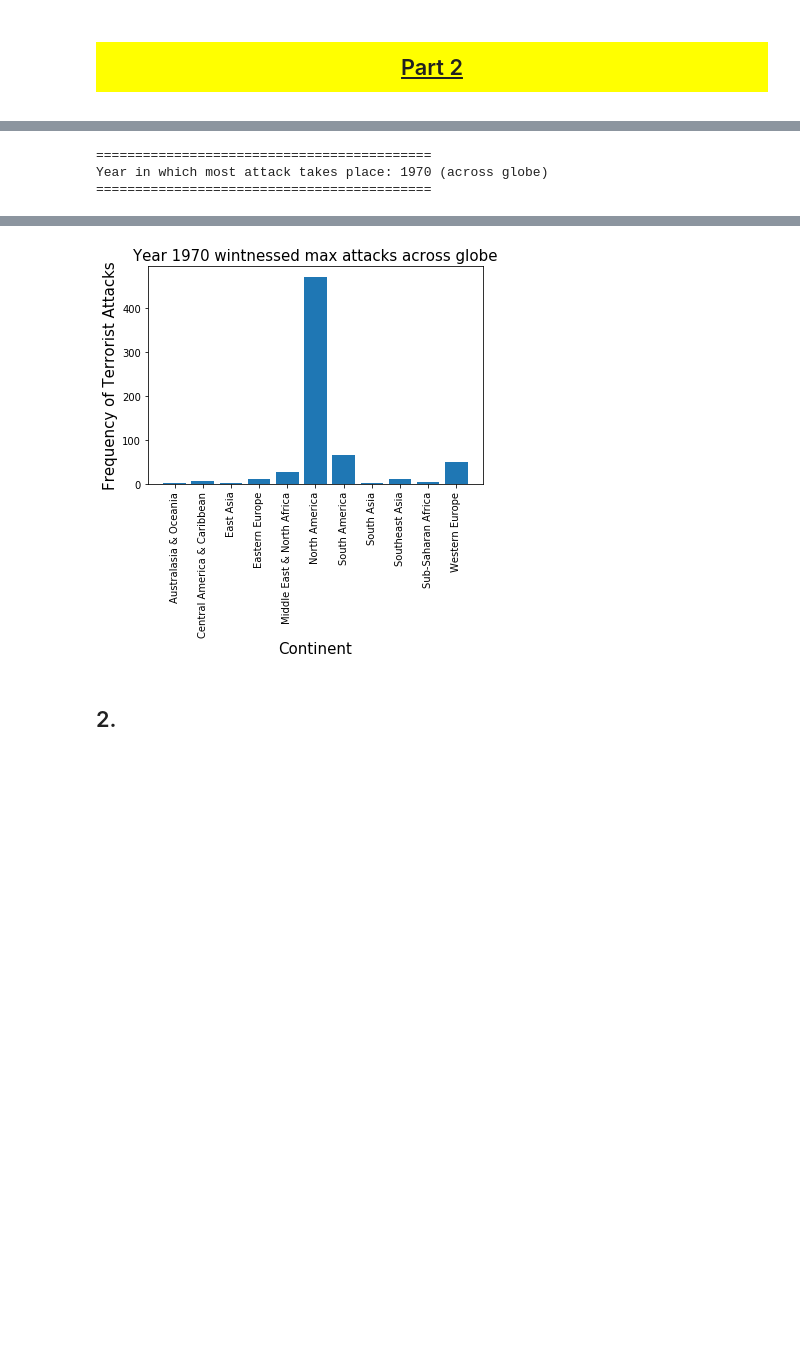
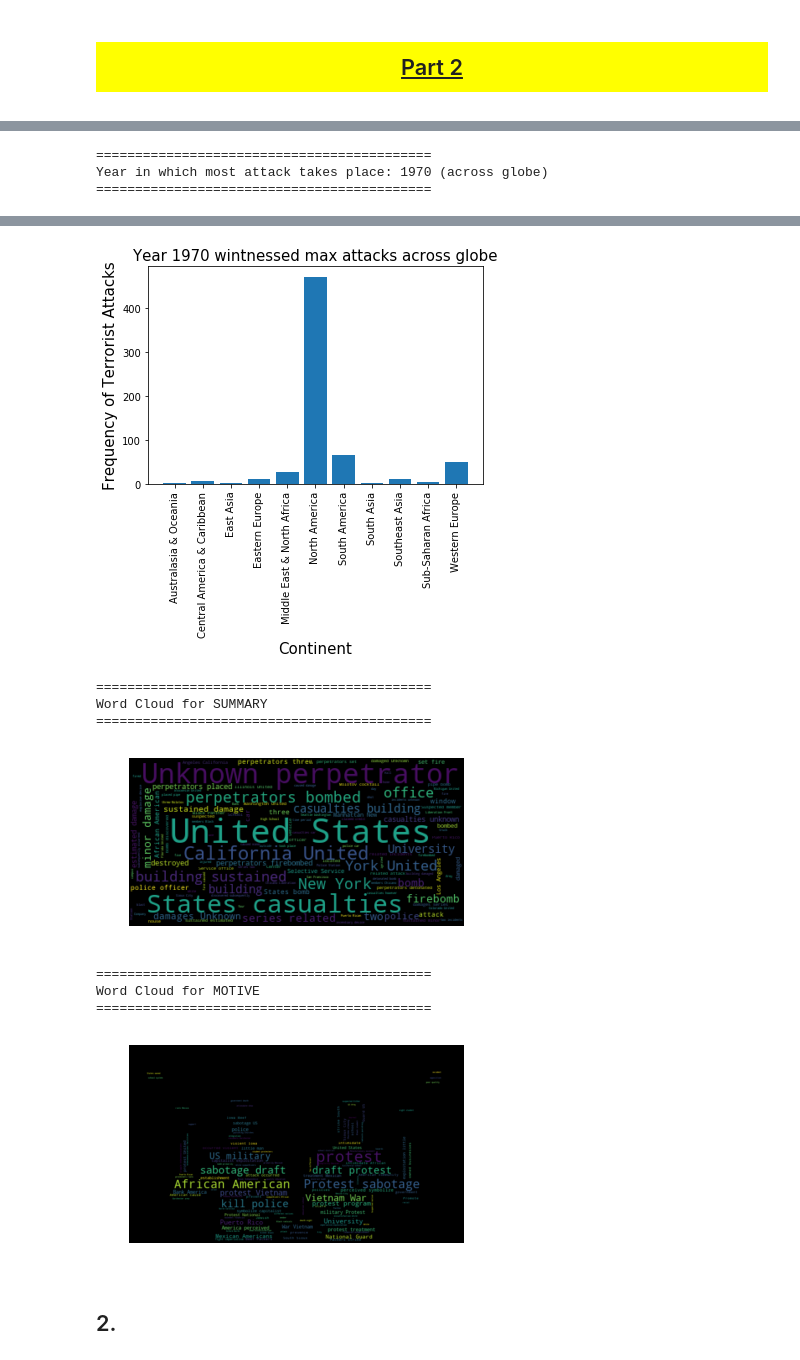
Before and after one commit to anujbansal16/Big-Data-Analysis-over-datasets, a Jupyter notebook: HomeWork2.ipynb, the cells around one changed output, grey strips where cells are left out. Saved outputs shown, nothing was run; the diff lists cells and outputs as text; code cells hidden in the pictures; blank space fills up the shorter version.

Commit message:
Last subpart remaining

```diff
--- a/HomeWork2.ipynb
+++ b/HomeWork2.ipynb
@@ -204,15 +202,32 @@ Check Most-Popular-Crime.html
 # %%
-data=pd.read_excel("BDP-HW1-Datasets/global_terrorism_database.xlsx",nrows=1000,parse_cols="B,K")
+data=pd.read_excel("BDP-HW1-Datasets/global_terrorism_database.xlsx",nrows=1000,parse_cols="B,K,S,BM")
+# %%
+stopWords=['i', 'me', 'my', 'myself', 'we', 'our', 'ours', 'ourselves', 'you', "you're", "you've", "you'll", "you'd", 'your', 'yours', 'yourself', 'yourselves', 'he', 'him', 'his', 'himself', 'she', "she's", 'her', 'hers', 'herself', 'it', "it's", 'its', 'itself', 'they', 'them', 'their', 'theirs', 'themselves', 'what', 'which', 'who', 'whom', 'this', 'that', "that'll", 'these', 'those', 'am', 'is', 'are', 'was', 'were', 'be', 'been', 'being', 'have', 'has', 'had', 'having', 'do', 'does', 'did', 'doing', 'a', 'an', 'the', 'and', 'but', 'if', 'or', 'because', 'as', 'until', 'while', 'of', 'at', 'by', 'for', 'with', 'about', 'against', 'between', 'into', 'through', 'during', 'before', 'after', 'above', 'below', 'to', 'from', 'up', 'down', 'in', 'out', 'on', 'off', 'over', 'under', 'again', 'further', 'then', 'once', 'here', 'there', 'when', 'where', 'why', 'how', 'all', 'any', 'both', 'each', 'few', 'more', 'most', 'other', 'some', 'such', 'no', 'nor', 'not', 'only', 'own', 'same', 'so', 'than', 'too', 'very', 's', 't', 'can', 'will', 'just', 'don', "don't", 'should', "should've", 'now', 'd', 'll', 'm', 'o', 're', 've', 'y', 'ain', 'aren', "aren't", 'couldn', "couldn't", 'didn', "didn't", 'doesn', "doesn't", 'hadn', "hadn't", 'hasn', "hasn't", 'haven', "haven't", 'isn', "isn't", 'ma', 'mightn', "mightn't", 'mustn', "mustn't", 'needn', "needn't", 'shan', "shan't", 'shouldn', "shouldn't", 'wasn', "wasn't", 'weren', "weren't", 'won', "won't", 'wouldn', "wouldn't"]
 # %%
+from PIL import Image
 def part1And2():
     years=data["iyear"].values
     conti=data["region_txt"].values
-#     summary=data["iyear"].values
+    summary=data["summary"].values
+    motive=data["motive"].values
+    wordsSummary=""
+    wordsMotive=""
     contiVsYear={}
     yearVsConti={}
     yearsCount={}
     NAdecades=[]
-    for key,val  in zip(conti,years):
+    for key,val,smm,mt  in zip(conti,years,summary,motive):
+        ######## third part remove stop words ##########
+        smm=str(smm)
+        mt=str(mt)
+        if smm!="nan":
+            for word in smm[smm.find(":")+2:].split(" "):
+                wordsSummary=wordsSummary+ " " +word
+        if mt!="nan":
+            for word in mt.split(" "):
+                wordsMotive=wordsMotive+ " " +word
+
+        ################### first and second part ###############
         if key=="North America":
             NAdecades.append(val-(val%10))
         yearVsConti.setdefault(val, []).append(key)
@@ -220,33 +235,66 @@ def part1And2():
     yearAttrackCount=[len(val) for val in yearVsConti.values()]
     maxAttackYear=list(yearVsConti.keys())[np.argmax(yearAttrackCount)]
     mxYrConti,mxYearCount=np.unique(yearVsConti[maxAttackYear],return_counts=True)
 
+    ########################## 1st subpart ###############################
     NADecadesUnique,NAcounts=np.unique(NAdecades,return_counts=True)
     print("===========================================")
     print("Decade when most number of terrorist attacks in north america")
     print("===========================================")
     print("%s | %s"%(NADecadesUnique[np.argmax(NAcounts)],NAcounts[np.argmax(NAcounts)]))
     print("===========================================")
     barPlot(NADecadesUnique,NAcounts,"Decades","Frequency of Terrorist Attacks","North Americal Terrorism Frequency vs decades ")
 
+    ########################## 2nd subpart ###############################
     print("===========================================")
     print("Year in which most attack takes place: %s (across globe)"%(maxAttackYear))
     print("===========================================")
     barPlot(list(yearVsConti.keys()),yearAttrackCount,"Years","Frequency of Terrorist Attacks","Terrorism Frequency vs Years ")
     barPlot(mxYrConti,mxYearCount,"Continent","Frequency of Terrorist Attacks","Year %s wintnessed max attacks across globe"%(maxAttackYear))
+
+
+    ########################## 3rd subpart ###############################
+    terror_mask = np.array(Image.open("terror.jpg"))
+    wordcloudSummary = WordCloud(stopwords=stopWords).generate(wordsSummary)
+    plt.figure()
+    plt.imshow(wordcloudSummary, interpolation="bilinear")
+    plt.axis("off")
+    plt.margins(x=0, y=0)
+    print("===========================================")
+    print("Word Cloud for SUMMARY")
+    print("===========================================")
+    plt.show()
+
+    wordcloudMotive = WordCloud(mask=terror_mask,stopwords=stopWords).generate(wordsMotive)
+    plt.figure()
+    plt.imshow(wordcloudMotive, interpolation="bilinear")
+    plt.axis("off")
+    plt.margins(x=0, y=0)
+    print("===========================================")
+    print("Word Cloud for MOTIVE")
+    print("===========================================")
+    plt.show()
 part1And2()
 # %% [output]
 ===========================================
 Decade when most number of terrorist attacks in north america
 ===========================================
 1970 | 682
 ===========================================
 [figure]
 ===========================================
 Year in which most attack takes place: 1970 (across globe)
 ===========================================
 [figure]
 [figure]
+===========================================
+Word Cloud for SUMMARY
+===========================================
+[figure, added]
+===========================================
+Word Cloud for MOTIVE
+===========================================
+[figure, added]
 # %% [markdown]
 ## 2.
 # %% [markdown]
```
Also changed, not shown: parts of 2 cells of this notebook, 2 other files.
